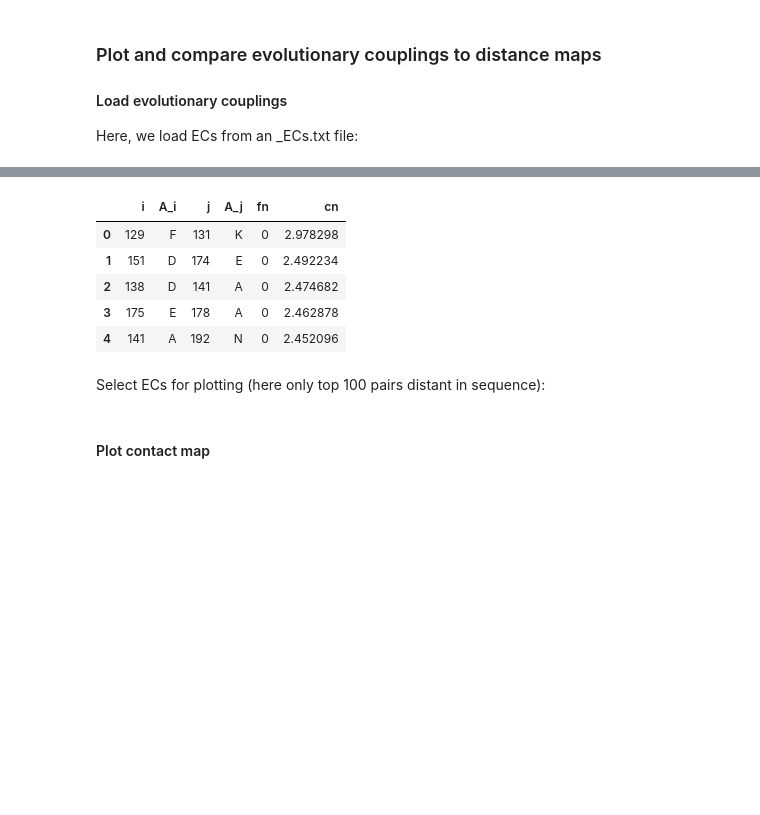
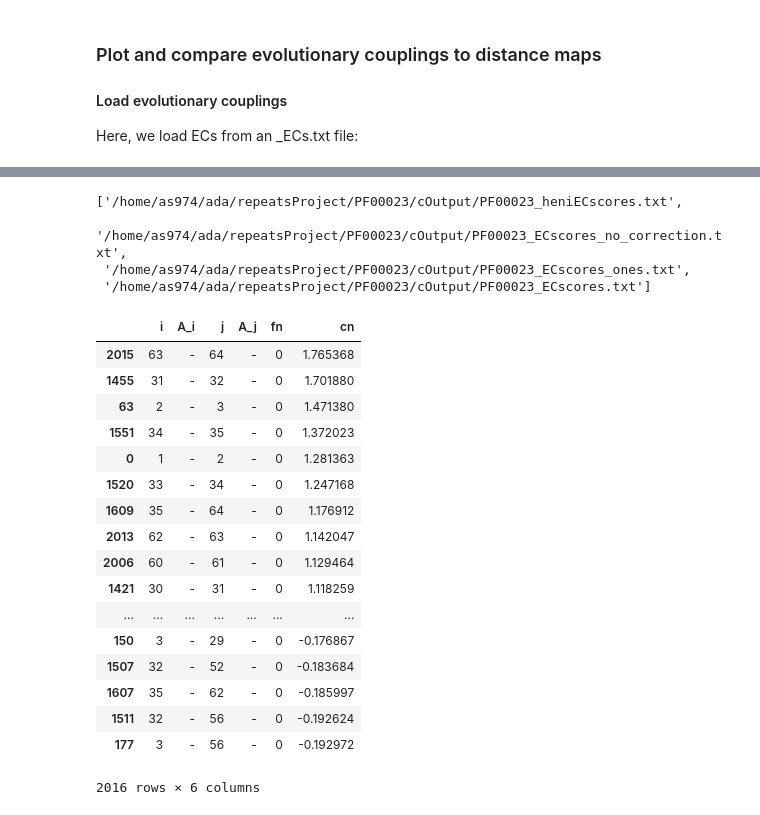
Before and after one commit to ayshaw/repeatsProject, a Jupyter notebook: pyCode/distance_calculations.ipynb, the cells around one changed output, grey strips where cells are left out. Cells and saved outputs as stored; diff of their text form; code cells hidden in the pictures; blank space fills up the shorter version.

```diff
--- a/pyCode/distance_calculations.ipynb
+++ b/pyCode/distance_calculations.ipynb
@@ -164,14 +70,31 @@ ecs = pd.read_csv("example/PABP_YEAST_CouplingScores.csv")
-# %%
-ecs.head()
-# %% [output]
-|  | i | A_i | j | A_j | fn | cn |
-| 0 | 129 | F | 131 | K | 0 | 2.978298 |
-| 1 | 151 | D | 174 | E | 0 | 2.492234 |
-| 2 | 138 | D | 141 | A | 0 | 2.474682 |
-| 3 | 175 | E | 178 | A | 0 | 2.462878 |
-| 4 | 141 | A | 192 | N | 0 | 2.452096 |
-# %% [markdown]
-Select ECs for plotting (here only top 100 pairs distant in sequence):
-# %% [markdown]
-#### Plot contact map
+# %%
+ecs_files = glob.glob('/home/as974/ada/repeatsProject/PF00023/cOutput/*ECscores*.txt')
+ecs_files
+# %% [output]
+['/home/as974/ada/repeatsProject/PF00023/cOutput/PF00023_heniECscores.txt',
+ '/home/as974/ada/repeatsProject/PF00023/cOutput/PF00023_ECscores_no_correction.txt',
+ '/home/as974/ada/repeatsProject/PF00023/cOutput/PF00023_ECscores_ones.txt',
+ '/home/as974/ada/repeatsProject/PF00023/cOutput/PF00023_ECscores.txt']
+# %%
+ecs = read_raw_ec_file(ecs_files[3])
+ecs
+# %% [output]
+|  | i | A_i | j | A_j | fn | cn |
+| 2015 | 63 | - | 64 | - | 0 | 1.765368 |
+| 1455 | 31 | - | 32 | - | 0 | 1.701880 |
+| 63 | 2 | - | 3 | - | 0 | 1.471380 |
+| 1551 | 34 | - | 35 | - | 0 | 1.372023 |
+| 0 | 1 | - | 2 | - | 0 | 1.281363 |
+| 1520 | 33 | - | 34 | - | 0 | 1.247168 |
+| 1609 | 35 | - | 64 | - | 0 | 1.176912 |
+| 2013 | 62 | - | 63 | - | 0 | 1.142047 |
+| 2006 | 60 | - | 61 | - | 0 | 1.129464 |
+| 1421 | 30 | - | 31 | - | 0 | 1.118259 |
+| ... | ... | ... | ... | ... | ... | ... |
+| 150 | 3 | - | 29 | - | 0 | -0.176867 |
+| 1507 | 32 | - | 52 | - | 0 | -0.183684 |
+| 1607 | 35 | - | 62 | - | 0 | -0.185997 |
+| 1511 | 32 | - | 56 | - | 0 | -0.192624 |
+| 177 | 3 | - | 56 | - | 0 | -0.192972 |
+2016 rows × 6 columns
 # %%
```
Also changed, not shown: parts of 29 cells of this notebook, 2 other files.
